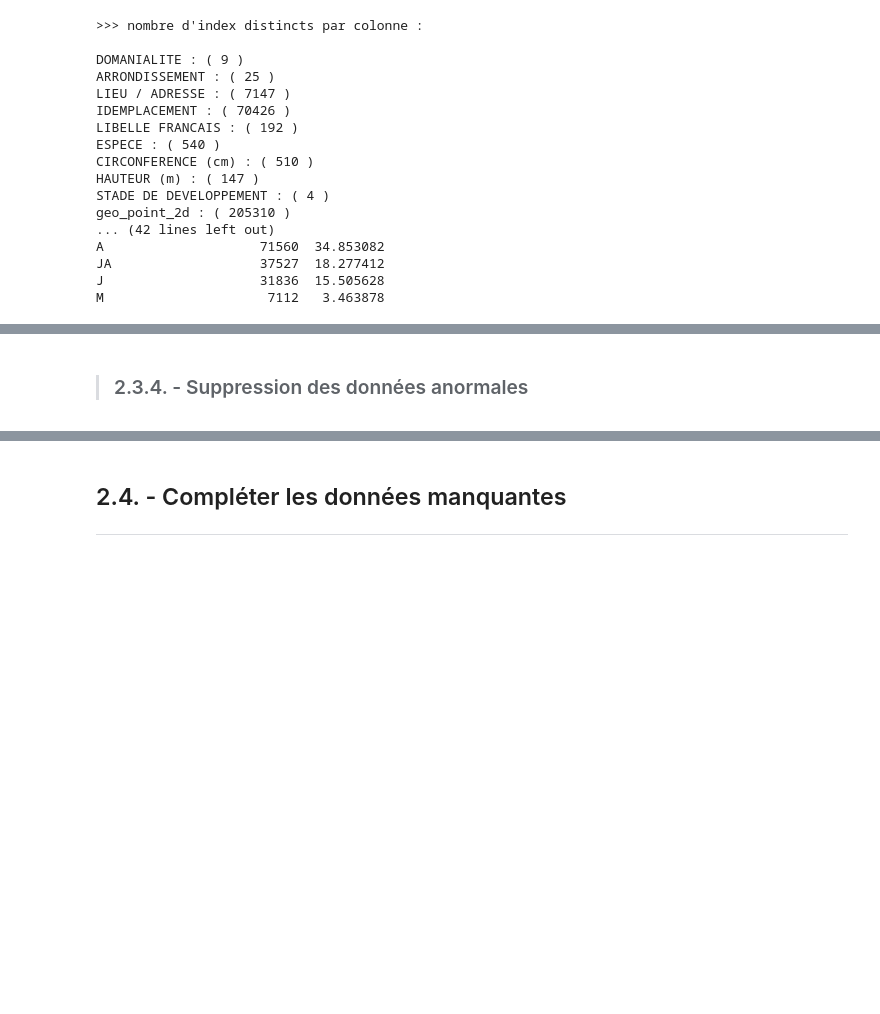
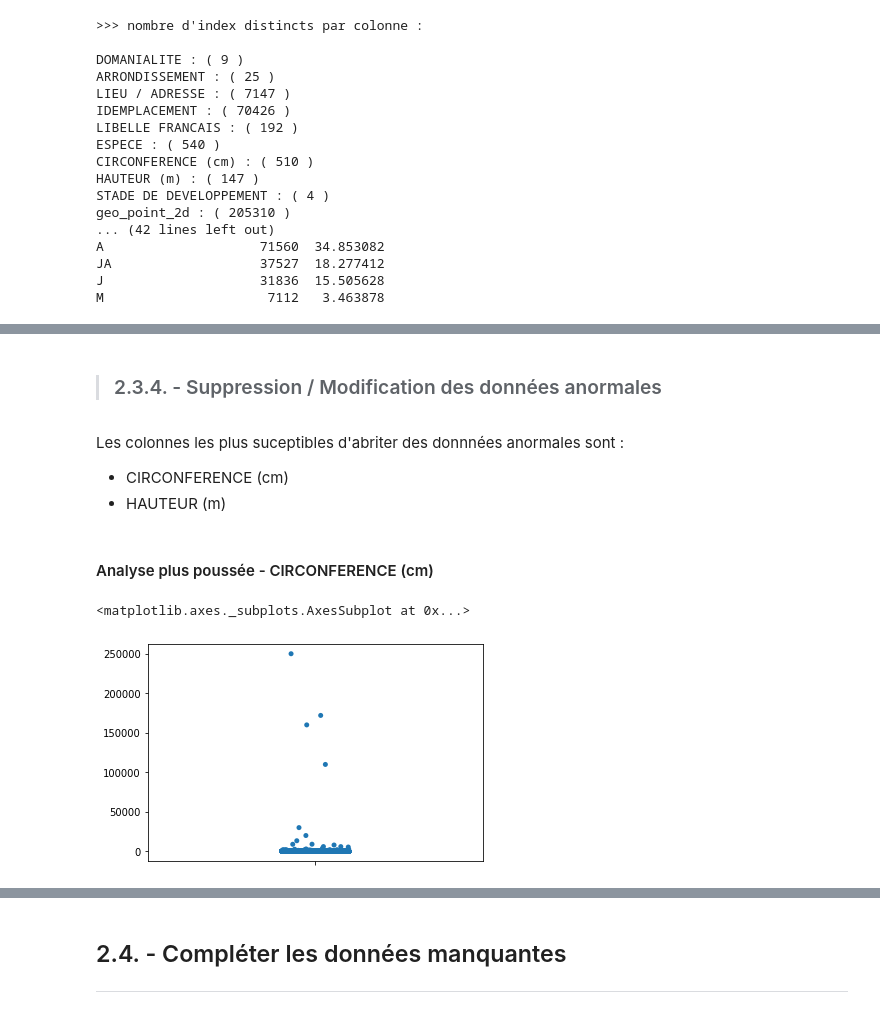
Before and after one commit to Rezzas/ocr_projet2, a Jupyter notebook: P2_ramos_sebastian/P2_ramos_sebastian.ipynb, the cells around one changed output, grey strips where cells are left out. Drawn from its saved outputs; the diff is of its cells as text; code cells hidden in the pictures; blank space fills up the shorter version.

```diff
--- a/P2_ramos_sebastian/P2_ramos_sebastian.ipynb
+++ b/P2_ramos_sebastian/P2_ramos_sebastian.ipynb
@@ -511,4 +533,15 @@ M                     7112   3.463878
 * **On remarque que:** l'ensemble des index sont plutôt bien répartis
 * **Que faire des données ?** : on les laisse telles quelles
 # %% [markdown]
-> ### 2.3.4. - Suppression des données anormales
+> ### 2.3.4. - Suppression / Modification des données anormales
+# %% [markdown]
+Les colonnes les plus suceptibles d'abriter des donnnées anormales sont :
+* CIRCONFERENCE (cm)
+* HAUTEUR (m)
+# %% [markdown]
+#### Analyse plus poussée - CIRCONFERENCE (cm)
+# %%
+sns.stripplot(x=data[['CIRCONFERENCE (cm)']], orient='v')
+# %% [output]
+<matplotlib.axes._subplots.AxesSubplot at 0x...>
+[figure, added]
```
Also changed, not shown: parts of 9 cells of this notebook.
